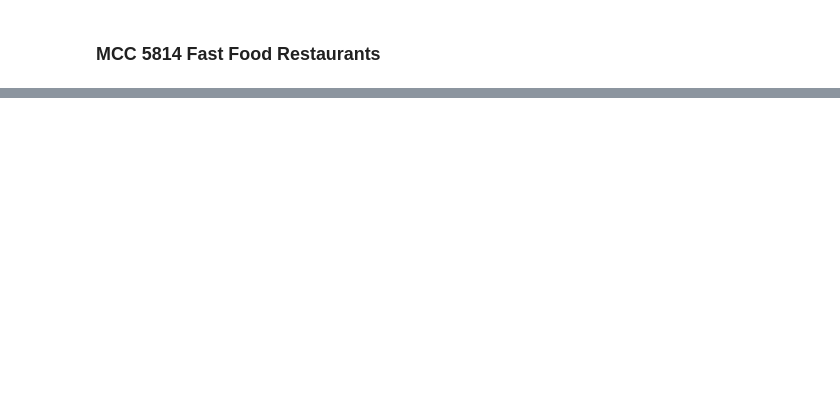
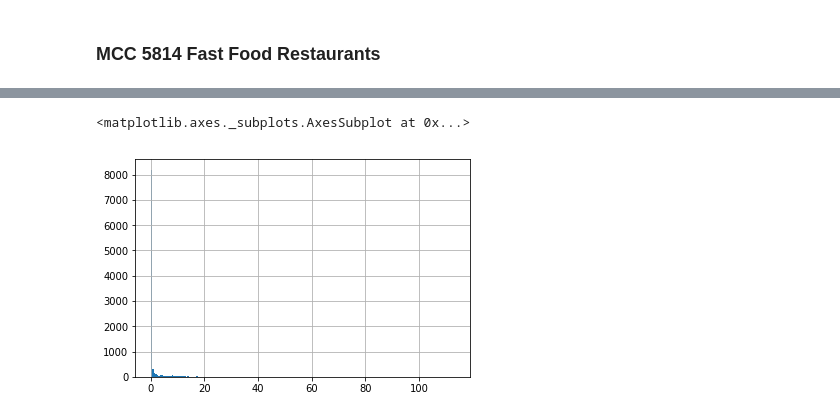
Before and after one commit to PhySci/raiffaizen, a Jupyter notebook: EDA.ipynb, the cells around one changed output, grey strips where cells are left out. Drawn from its saved outputs; the diff is of its cells as text; code cells hidden in the pictures; blank space fills up the shorter version.

```diff
--- a/EDA.ipynb
+++ b/EDA.ipynb
@@ -364,0 +349,3 @@ GaussianMixture(covariance_type='full', init_params='kmeans', max_iter=100,
+# %%
+clf = mixture.GaussianMixture(n_components=4, covariance_type='full', max_iter= 5000)
+clf.fit(pos_position)
@@ -364,0 +383,36 @@ GaussianMixture(covariance_type='full', init_params='kmeans', max_iter=100,
+# %%
+res = {}
+for user in customer_gr.groups:
+    test_set = customer_gr.get_group(user).query('mcc == @mcc_code')
+    test_set.head()
+
+    pos_position = test_set.loc[:,['pos_adress_lat', 'pos_adress_lon']].dropna().as_matrix()
+
+    # find home position
+    home_pos = test_set.loc[:,['home_add_lat','home_add_lon']].dropna().as_matrix()
+
+    if (len(home_pos) ==0):
+        res.update({user: [np.nan, np.nan, np.nan, np.nan, np.nan]})
+        continue
+    home_pos = np.unique(home_pos, axis=0)[0]
+
+    if len(np.unique(home_pos, axis=0)) >2:
+        raise ValueError('Wrong home position. Check it!!!')
+
+
+    if pos_position.shape[0] < 10:
+        best_pos = pos_position.mean(axis=0)
+    else:
+
+        clf = mixture.GaussianMixture(n_components=4, covariance_type='full', max_iter= 5000)
+        clf.fit(pos_position)
+
+        centers = clf.means_
+        weights = clf.weights_
+
+        best_clt = np.argmax(weights)
+        best_pos = centers[best_clt, :]
+
+    d = haversine(best_pos, home_pos)
+    print(d)
+    res.update({user: [d, best_pos[0], best_pos[1], home_pos[0], home_pos[1]]})
@@ -364,0 +437,9 @@ GaussianMixture(covariance_type='full', init_params='kmeans', max_iter=100,
+# %%
+res_df = pd.DataFrame.from_dict(res, orient='index')
+# %%
+res_df.columns = ['dist','best_post_lat','best_post_lon','home_post_lat','home_post_lon']
+# %%
+res_df.dist.hist(bins= 200)
+# %% [output]
+<matplotlib.axes._subplots.AxesSubplot at 0x...>
+[figure, added]
```
Also changed, not shown: parts of 26 cells of this notebook.
